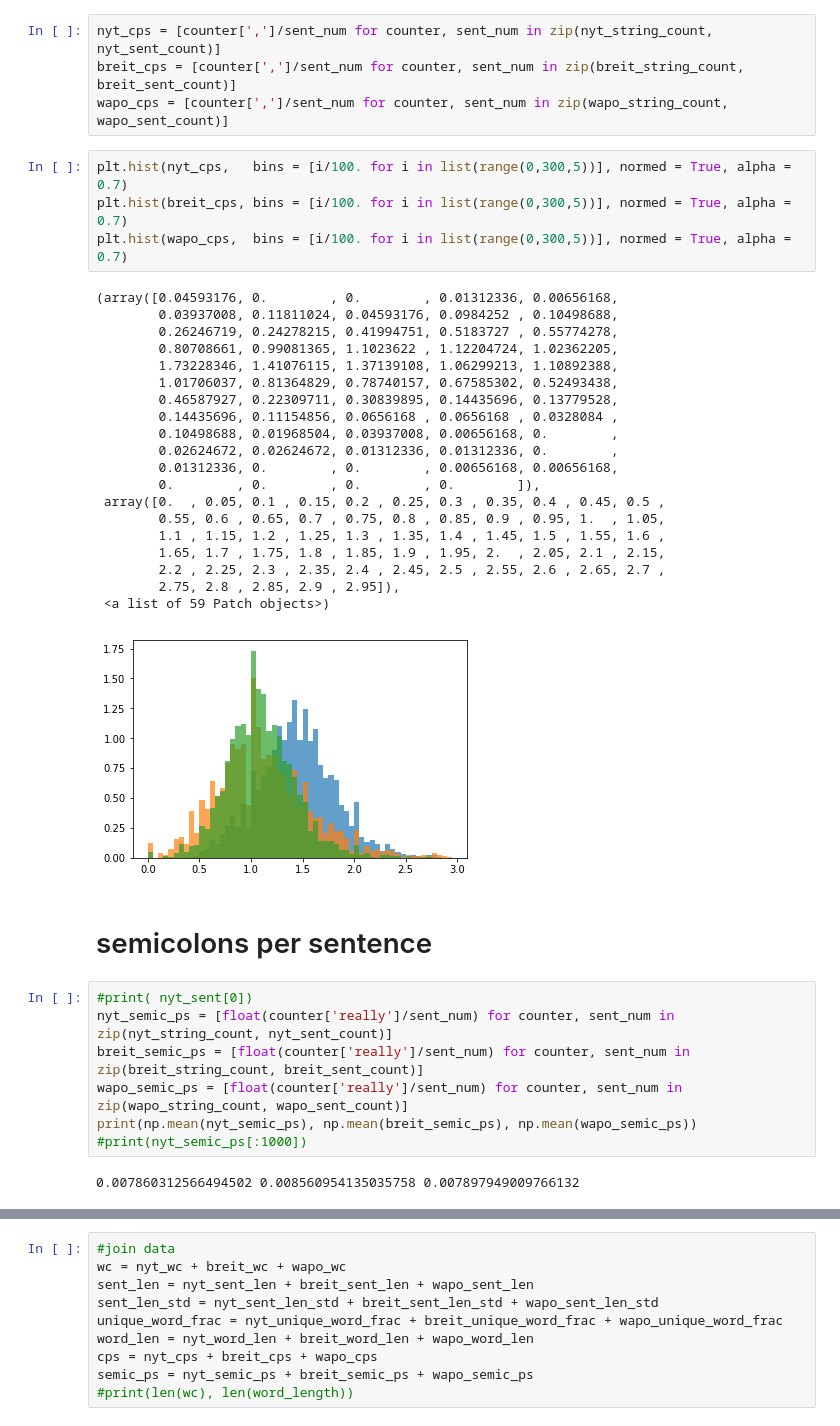
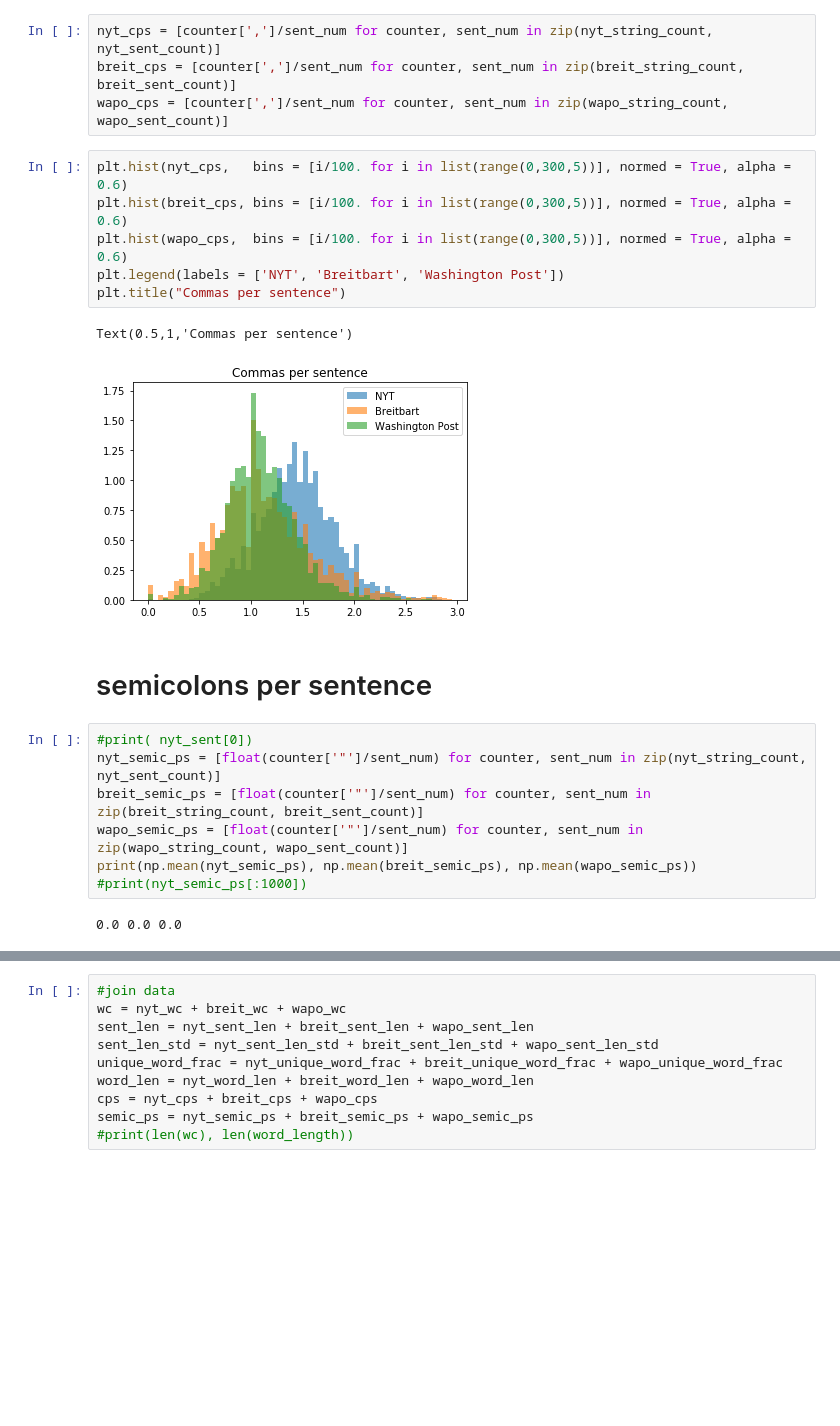
Before and after one commit to jwymbs23/insight, a Jupyter notebook: eda_news_articles.ipynb, the cells around one changed output, grey strips where cells are left out. Saved outputs shown, nothing was run; the diff lists cells and outputs as text; blank space fills up the shorter version.

```diff
--- a/eda_news_articles.ipynb
+++ b/eda_news_articles.ipynb
@@ -316,41 +276,25 @@ nyt_cps = [counter[',']/sent_num for counter, sent_num in zip(nyt_string_count,
 breit_cps = [counter[',']/sent_num for counter, sent_num in zip(breit_string_count, breit_sent_count)]
 wapo_cps = [counter[',']/sent_num for counter, sent_num in zip(wapo_string_count, wapo_sent_count)]
 # %%
-plt.hist(nyt_cps,   bins = [i/100. for i in list(range(0,300,5))], normed = True, alpha = 0.7)
-plt.hist(breit_cps, bins = [i/100. for i in list(range(0,300,5))], normed = True, alpha = 0.7)
-plt.hist(wapo_cps,  bins = [i/100. for i in list(range(0,300,5))], normed = True, alpha = 0.7)
+plt.hist(nyt_cps,   bins = [i/100. for i in list(range(0,300,5))], normed = True, alpha = 0.6)
+plt.hist(breit_cps, bins = [i/100. for i in list(range(0,300,5))], normed = True, alpha = 0.6)
+plt.hist(wapo_cps,  bins = [i/100. for i in list(range(0,300,5))], normed = True, alpha = 0.6)
+plt.legend(labels = ['NYT', 'Breitbart', 'Washington Post'])
+plt.title("Commas per sentence")
 # %% [output]
-(array([0.04593176, 0.        , 0.        , 0.01312336, 0.00656168,
-        0.03937008, 0.11811024, 0.04593176, 0.0984252 , 0.10498688,
-        0.26246719, 0.24278215, 0.41994751, 0.5183727 , 0.55774278,
-        0.80708661, 0.99081365, 1.1023622 , 1.12204724, 1.02362205,
-        1.73228346, 1.41076115, 1.37139108, 1.06299213, 1.10892388,
-        1.01706037, 0.81364829, 0.78740157, 0.67585302, 0.52493438,
-        0.46587927, 0.22309711, 0.30839895, 0.14435696, 0.13779528,
-        0.14435696, 0.11154856, 0.0656168 , 0.0656168 , 0.0328084 ,
-        0.10498688, 0.01968504, 0.03937008, 0.00656168, 0.        ,
-        0.02624672, 0.02624672, 0.01312336, 0.01312336, 0.        ,
-        0.01312336, 0.        , 0.        , 0.00656168, 0.00656168,
-        0.        , 0.        , 0.        , 0.        ]),
- array([0.  , 0.05, 0.1 , 0.15, 0.2 , 0.25, 0.3 , 0.35, 0.4 , 0.45, 0.5 ,
-        0.55, 0.6 , 0.65, 0.7 , 0.75, 0.8 , 0.85, 0.9 , 0.95, 1.  , 1.05,
-        1.1 , 1.15, 1.2 , 1.25, 1.3 , 1.35, 1.4 , 1.45, 1.5 , 1.55, 1.6 ,
-        1.65, 1.7 , 1.75, 1.8 , 1.85, 1.9 , 1.95, 2.  , 2.05, 2.1 , 2.15,
-        2.2 , 2.25, 2.3 , 2.35, 2.4 , 2.45, 2.5 , 2.55, 2.6 , 2.65, 2.7 ,
-        2.75, 2.8 , 2.85, 2.9 , 2.95]),
- <a list of 59 Patch objects>)
+Text(0.5,1,'Commas per sentence')
-[figure, old version]
+[figure, new version]
 # %% [markdown]
 # semicolons per sentence
 # %%
 #print( nyt_sent[0])
-nyt_semic_ps = [float(counter['really']/sent_num) for counter, sent_num in zip(nyt_string_count, nyt_sent_count)]
-breit_semic_ps = [float(counter['really']/sent_num) for counter, sent_num in zip(breit_string_count, breit_sent_count)]
-wapo_semic_ps = [float(counter['really']/sent_num) for counter, sent_num in zip(wapo_string_count, wapo_sent_count)]
+nyt_semic_ps = [float(counter['"']/sent_num) for counter, sent_num in zip(nyt_string_count, nyt_sent_count)]
+breit_semic_ps = [float(counter['"']/sent_num) for counter, sent_num in zip(breit_string_count, breit_sent_count)]
+wapo_semic_ps = [float(counter['"']/sent_num) for counter, sent_num in zip(wapo_string_count, wapo_sent_count)]
 print(np.mean(nyt_semic_ps), np.mean(breit_semic_ps), np.mean(wapo_semic_ps))
 #print(nyt_semic_ps[:1000])
 # %% [output]
-0.007860312566494502 0.008560954135035758 0.007897949009766132
+0.0 0.0 0.0
 # %%
 plt.hist(nyt_semic_ps,   bins = [i/500. for i in list(range(0,50,1))], normed = True, alpha = 0.7)
 plt.hist(breit_semic_ps, bins = [i/500. for i in list(range(0,50,1))], normed = True, alpha = 0.7)
```
Also changed, not shown: parts of 17 cells of this notebook.
